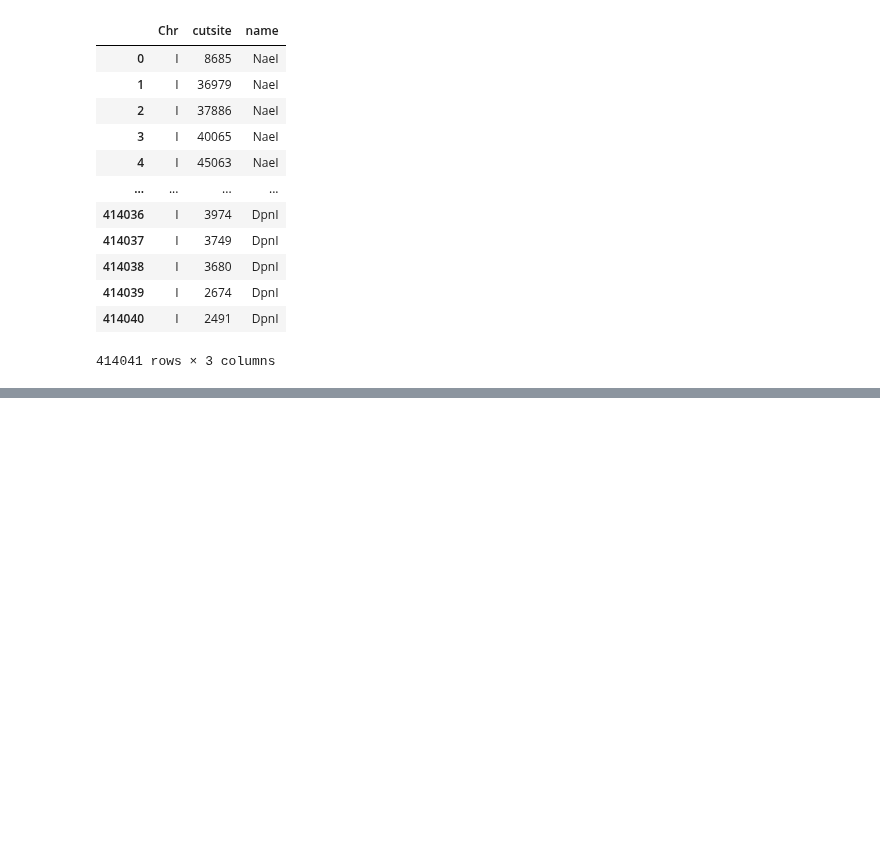
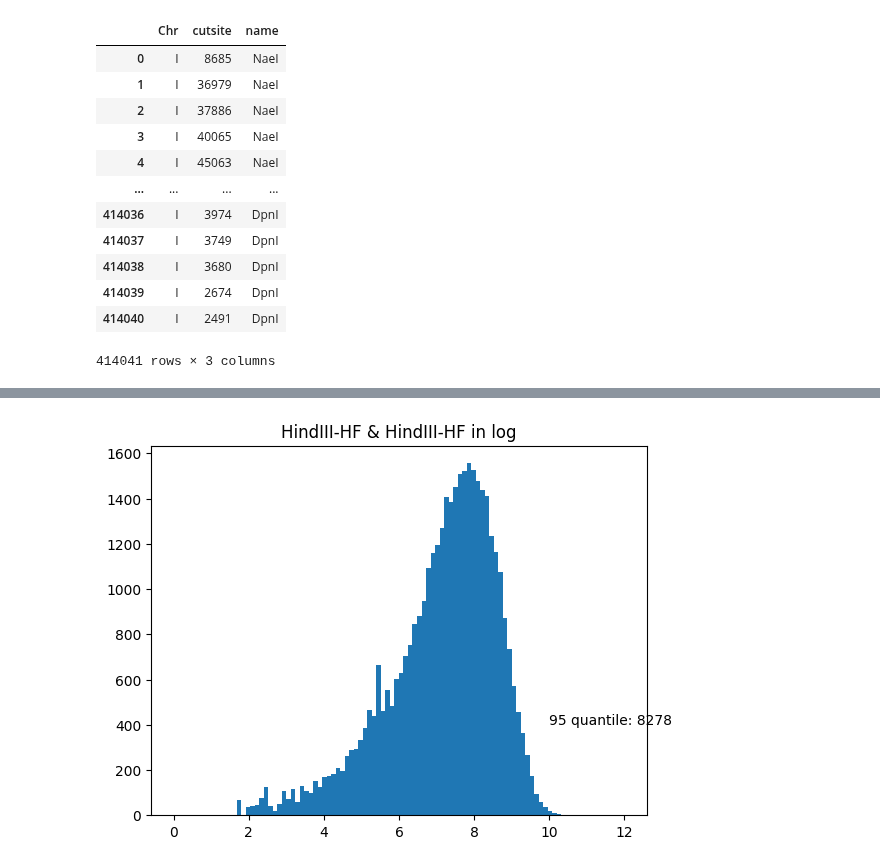
Before and after one commit to JeromeeX/wormdigester, a Jupyter notebook: wormdigester.ipynb, the cells around one changed output, grey strips where cells are left out. Drawn from its saved outputs; the diff is of its cells as text; code cells hidden in the pictures; blank space fills up the shorter version.

```diff
--- a/wormdigester.ipynb
+++ b/wormdigester.ipynb
@@ -120,0 +121,46 @@ digest("HindIII-HF", "EcoRI-HF")
+# %%
+def digest_log(zyme1, zyme2):
+    all_chr_fragment_lengths = []
+    for chr in chromosomes:
+        enzyme_1_df = enzyme_list.query('Chr == @chr & name == @zyme1')
+        enzyme_2_df = enzyme_list.query('Chr == @chr & name == @zyme2')
+        # Querying the chromosomes and enzymes provided and return a new dataframe
+        list_of_enzyme_1_cutsites = enzyme_1_df['cutsite'].to_list()
+        list_of_enzyme_2_cutsites = enzyme_2_df['cutsite'].to_list()
+        # Making lists for the two enzyme cutting sites
+        all_cutsites_list = list_of_enzyme_1_cutsites + list_of_enzyme_2_cutsites
+        all_cutsites_list.append(1)
+        all_cutsites_list.append(Chrom_sizes[chr])
+        # Merging the two lists into one and add "1" and "chromosome length" to the list
+        set_of_all_cutsites = set(all_cutsites_list)
+        all_cutsites_list = list(set_of_all_cutsites)
+        # Render the cut sites unique before sorting
+        all_cutsites_list.sort()
+
+        fragment_length = []
+        last_position = 0
+        for i in all_cutsites_list:
+            if(last_position == 0):
+                last_position = i
+            else:
+                fragment_length.append(i - last_position)
+                last_position = i
+        for item in fragment_length:
+            all_chr_fragment_lengths.append(item)
+        # Making the difference between the adjacent two items in the list
+    log_all_chr_fragment_lengths = []
+    for i in all_chr_fragment_lengths:
+        log_all_chr_fragment_lengths.append(math.log(i))
+
+    #plt.figure(figsize=(10, 6))
+    plt.hist(log_all_chr_fragment_lengths, bins=100,  range=(0, 12),  label=str(zyme1 + ' & ' + zyme2 + " in log"))
+    plt.title(str(zyme1 + ' & ' + zyme2 + " in log"))
+    q95 = np.quantile(all_chr_fragment_lengths, q=0.95)
+    plt.text(10, 400, "95 quantile: " + str(round(q95)))
+    #plt.xlim(0,df['length'].max())
+    plt.savefig(zyme1 + " & " + zyme2 + " in log")
+    plt.show()
+# %%
+digest_log("HindIII-HF", "HindIII-HF")
+# %% [output]
+[figure, added]
```
Also changed, not shown: parts of 5 cells of this notebook, 6 other files.
